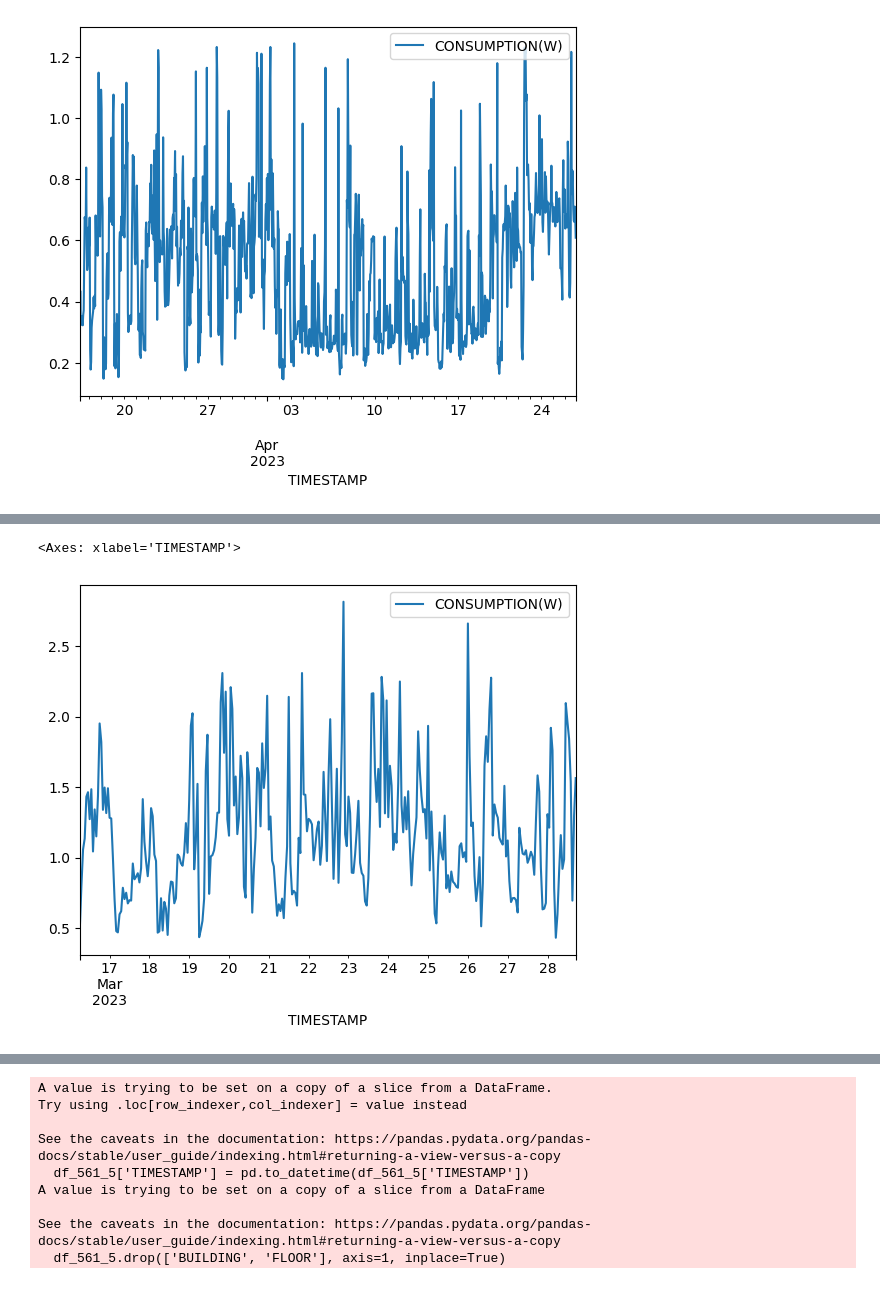
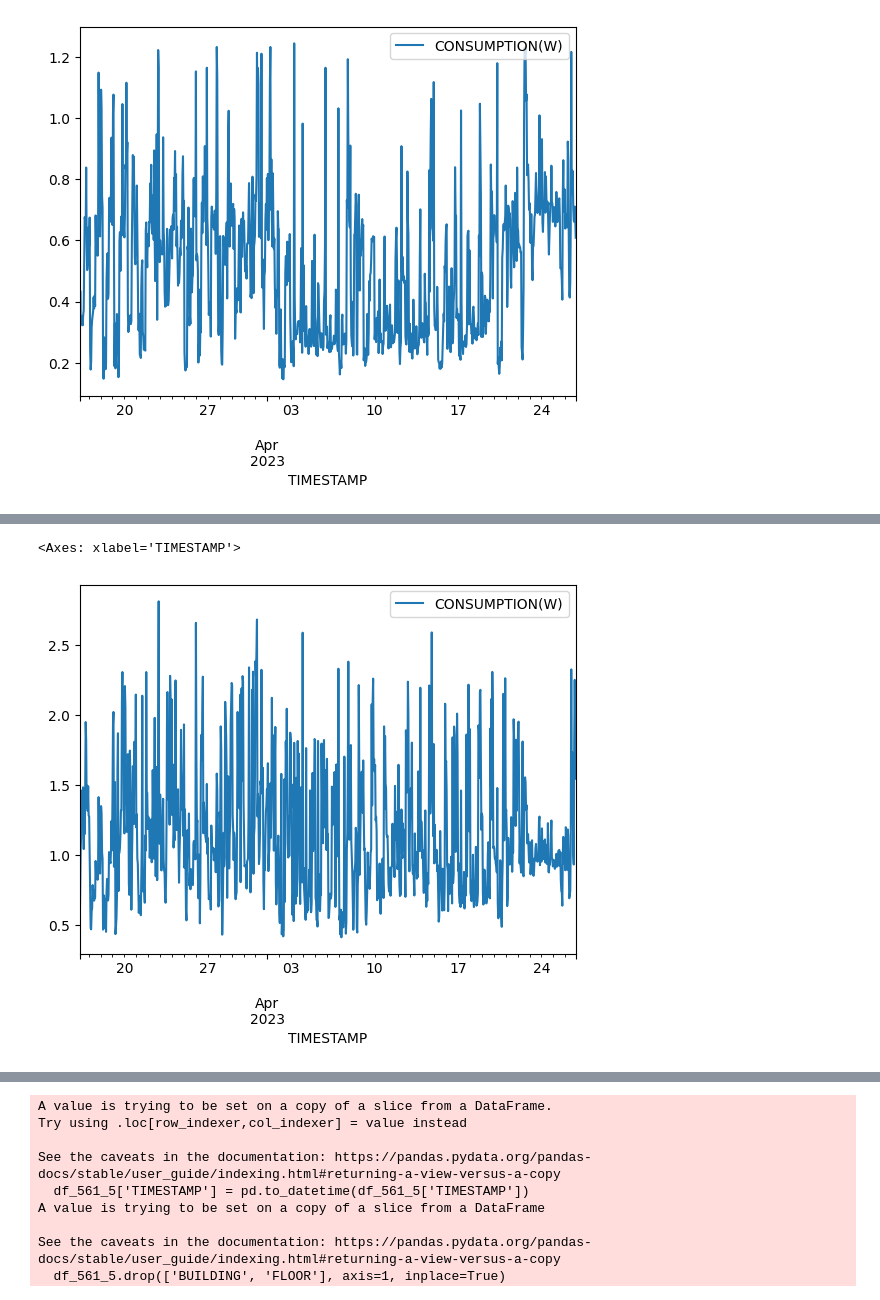
Before and after one commit to youngseonseo/BEMS, a Jupyter notebook: ai/floor_prediction/floor_xgboost.ipynb, the cells around one changed output, grey strips where cells are left out. Cells and saved outputs as stored; diff of their text form; code cells hidden in the pictures.

```diff
--- a/ai/floor_prediction/floor_xgboost.ipynb
+++ b/ai/floor_prediction/floor_xgboost.ipynb
@@ -127,10 +158,10 @@ df_561_2
 # %%
 df_12 = df_561_1 + df_561_2
 
-df_12.head(300).plot()
+df_12.head(1000).plot()
 # %% [output]
 <Axes: xlabel='TIMESTAMP'>
-[figure, old version]
+[figure, new version]
 # %%
 df_561_3 = df.query("`BUILDING` == 561 and `FLOOR` == 3")
 df_561_3['TIMESTAMP'] = pd.to_datetime(df_561_3['TIMESTAMP'])
```
Also changed, not shown: parts of 24 cells of this notebook, 3 other files.
